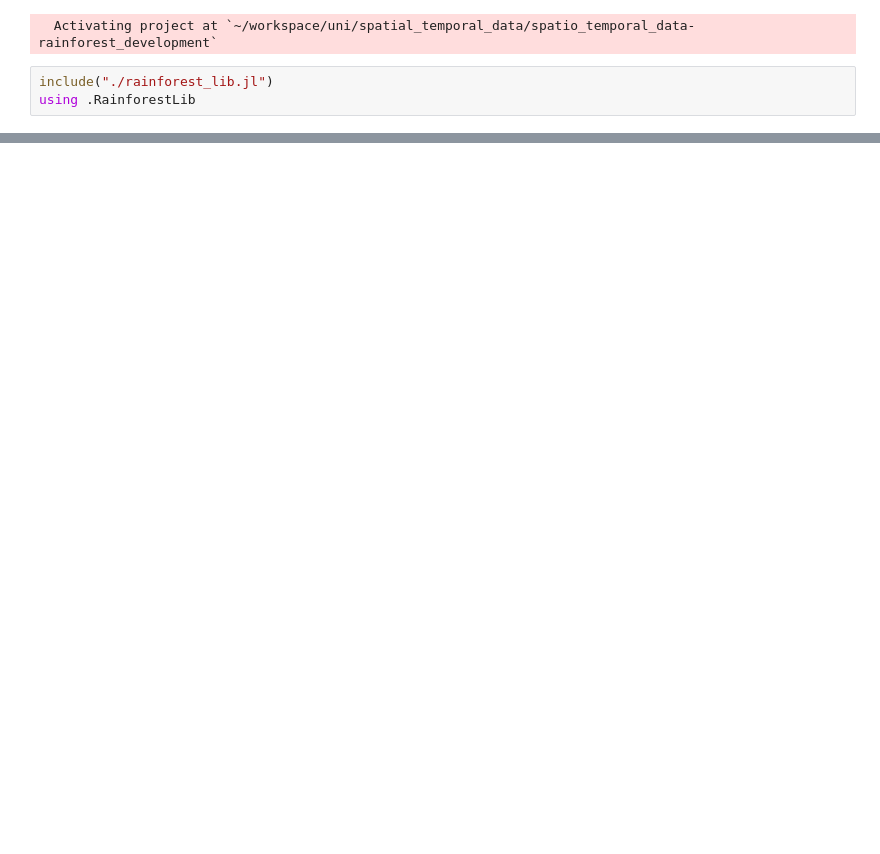
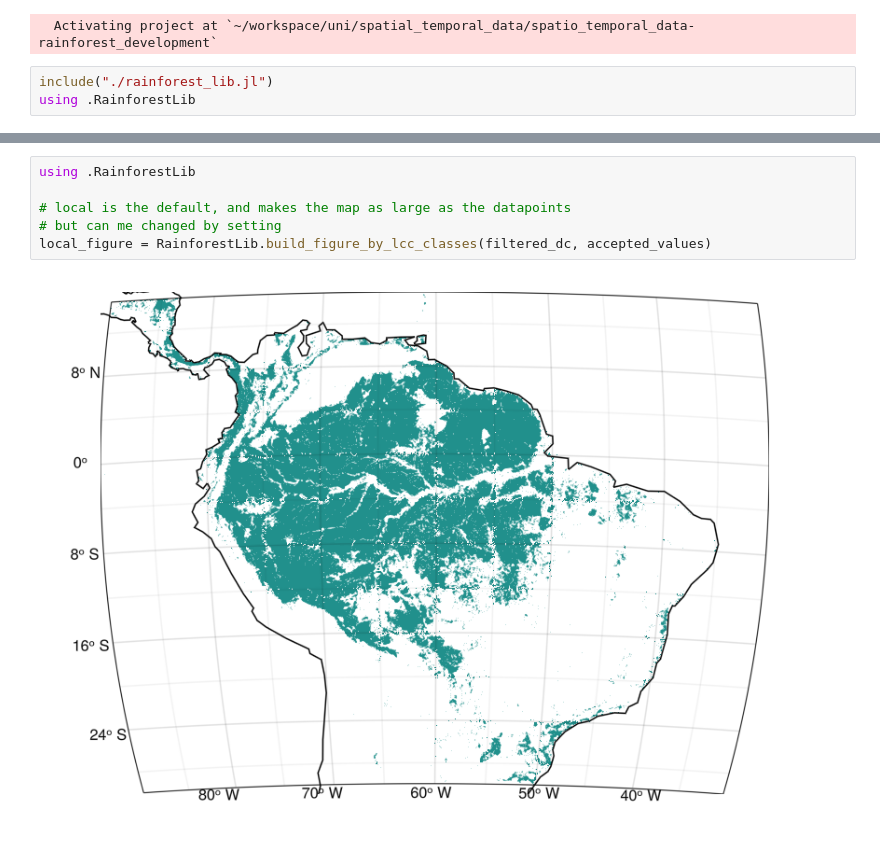
Before and after one commit to Eisenbahnplatte/spatio_temporal_data-rainforest_development, a Jupyter notebook: rainforest_testing.ipynb, the cells around one changed output, grey strips where cells are left out. Cells and saved outputs as stored; diff of their text form; blank space fills up the shorter version.

```diff
--- a/rainforest_testing.ipynb
+++ b/rainforest_testing.ipynb
@@ -157,0 +44,8 @@ Lonsize: 21600; Latsize 16200
+# %%
+using .RainforestLib
+
+# local is the default, and makes the map as large as the datapoints
+# but can me changed by setting
+local_figure = RainforestLib.build_figure_by_lcc_classes(filtered_dc, accepted_values)
+# %% [output]
+[figure, added]
```
Also changed, not shown: parts of 11 cells of this notebook, 1 other file.
